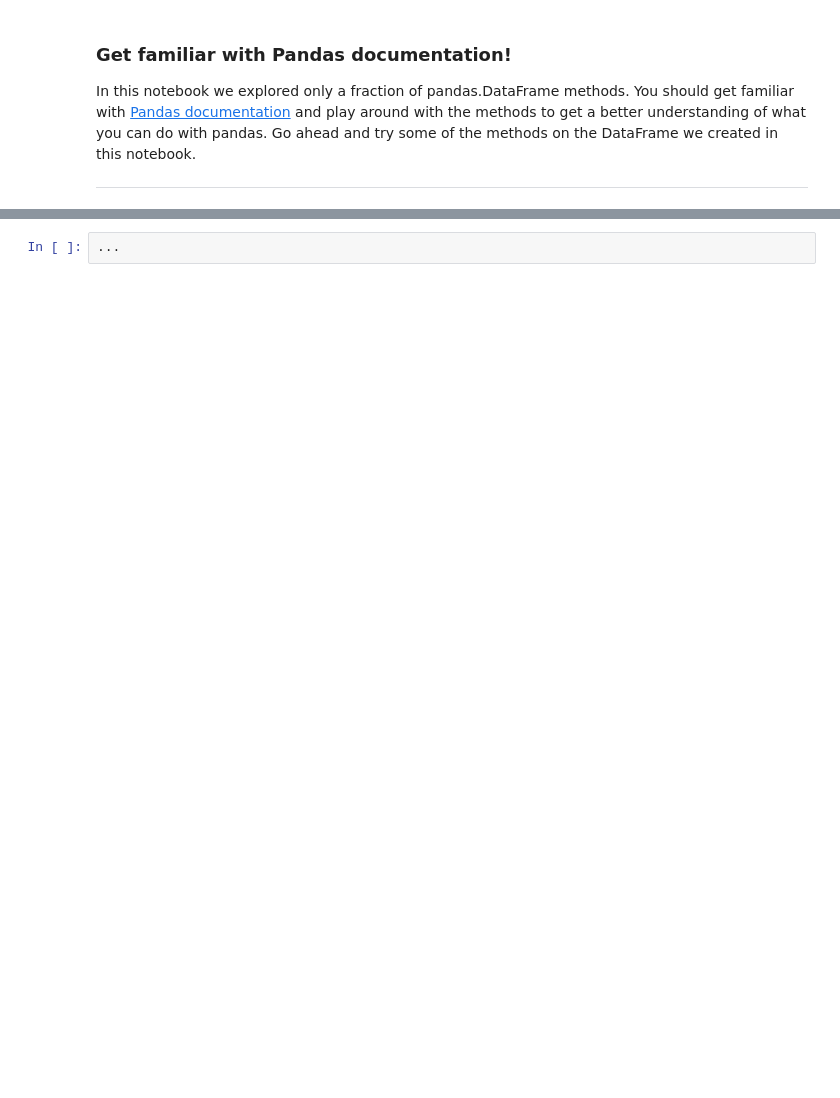
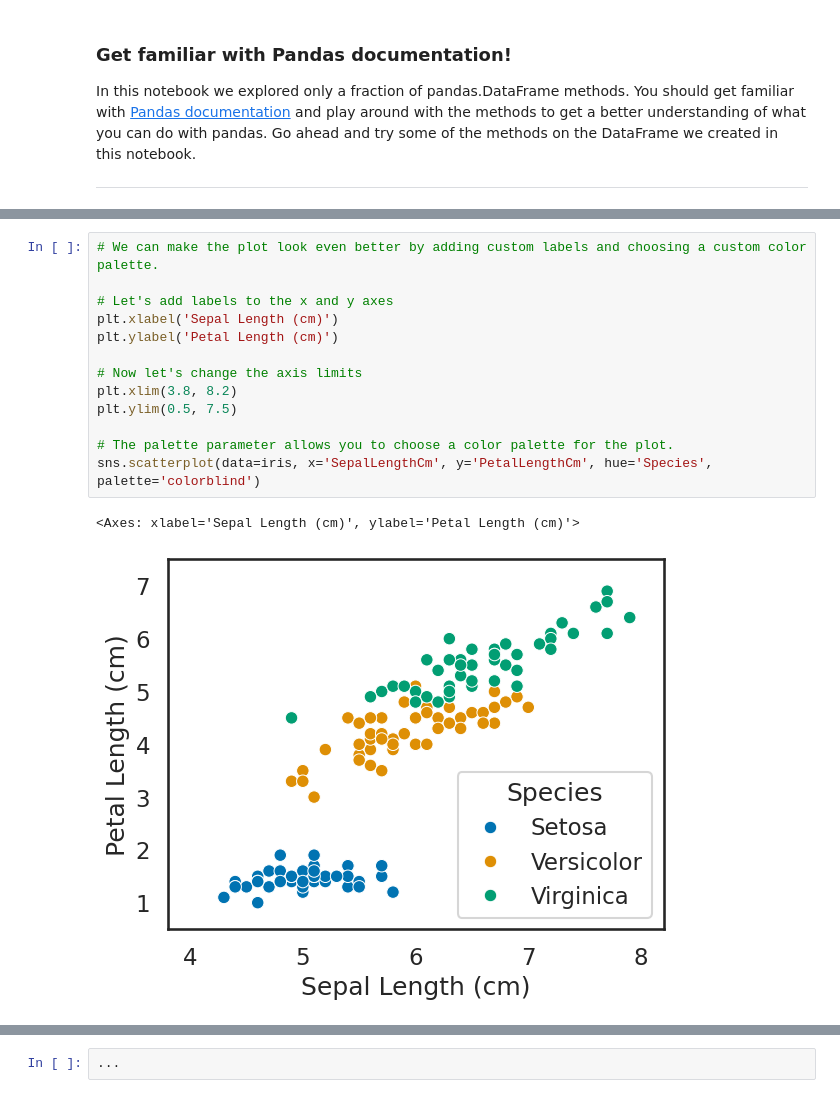
Before and after one commit to hubertrybka/pum-24, a Jupyter notebook: lab3-1.ipynb, the cells around one changed output, grey strips where cells are left out. Saved outputs shown, nothing was run; the diff lists cells and outputs as text; blank space fills up the shorter version.

```diff
--- a/lab3-1.ipynb
+++ b/lab3-1.ipynb
@@ -204,2 +296,18 @@ sns.move_legend(scatterplot, "upper left", bbox_to_anchor=(1, 1)) # Move the leg
+# %%
+# We can make the plot look even better by adding custom labels and choosing a custom color palette.
+
+# Let's add labels to the x and y axes
+plt.xlabel('Sepal Length (cm)')
+plt.ylabel('Petal Length (cm)')
+
+# Now let's change the axis limits
+plt.xlim(3.8, 8.2)
+plt.ylim(0.5, 7.5)
+
+# The palette parameter allows you to choose a color palette for the plot.
+sns.scatterplot(data=iris, x='SepalLengthCm', y='PetalLengthCm', hue='Species', palette='colorblind')
+# %% [output]
+<Axes: xlabel='Sepal Length (cm)', ylabel='Petal Length (cm)'>
+[figure, added]
 # %%
 # A boxplot is a standardized way of displaying the distribution of data based on a five-number summary:
```
Also changed, not shown: parts of 23 cells of this notebook, 7 other files.
